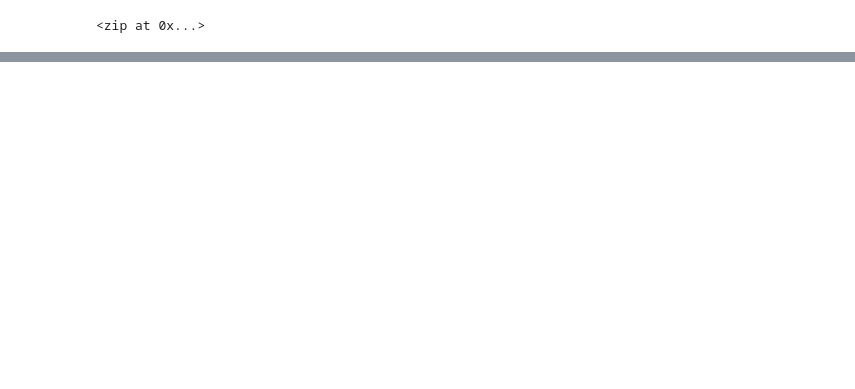
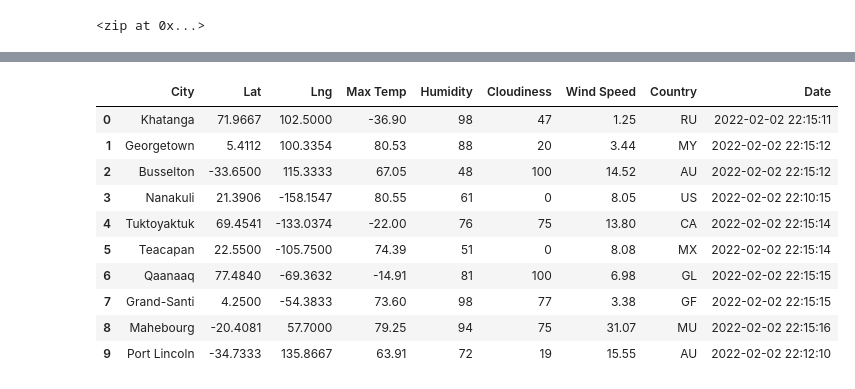
Before and after one commit to haldud/world-weather-analysis, a Jupyter notebook: WeatherPy.ipynb, the cells around one changed output, grey strips where cells are left out. Cells and saved outputs as stored; diff of their text form; code cells hidden in the pictures; blank space fills up the shorter version.

Commit message:
Updated WeatherPy.ipynb and .gitignore

```diff
--- a/WeatherPy.ipynb
+++ b/WeatherPy.ipynb
@@ -33,0 +44,3 @@ len(cities)
+# %%
+# Starting URL for Weather Map API Call.
+url = "https://api.openweathermap.org/data/2.5/weather?units=Imperial&APPID=" + weather_api_key
@@ -33,0 +127,16 @@ len(cities)
+# %%
+# Convert the array of dictionaries to a Pandas DataFrame.
+city_data_df = pd.DataFrame(city_data)
+city_data_df.head(10)
+# %% [output]
+|  | City | Lat | Lng | Max Temp | Humidity | Cloudiness | Wind Speed | Country | Date |
+| 0 | Khatanga | 71.9667 | 102.5000 | -36.90 | 98 | 47 | 1.25 | RU | 2022-02-02 22:15:11 |
+| 1 | Georgetown | 5.4112 | 100.3354 | 80.53 | 88 | 20 | 3.44 | MY | 2022-02-02 22:15:12 |
+| 2 | Busselton | -33.6500 | 115.3333 | 67.05 | 48 | 100 | 14.52 | AU | 2022-02-02 22:15:12 |
+| 3 | Nanakuli | 21.3906 | -158.1547 | 80.55 | 61 | 0 | 8.05 | US | 2022-02-02 22:10:15 |
+| 4 | Tuktoyaktuk | 69.4541 | -133.0374 | -22.00 | 76 | 75 | 13.80 | CA | 2022-02-02 22:15:14 |
+| 5 | Teacapan | 22.5500 | -105.7500 | 74.39 | 51 | 0 | 8.08 | MX | 2022-02-02 22:15:14 |
+| 6 | Qaanaaq | 77.4840 | -69.3632 | -14.91 | 81 | 100 | 6.98 | GL | 2022-02-02 22:15:15 |
+| 7 | Grand-Santi | 4.2500 | -54.3833 | 73.60 | 98 | 77 | 3.38 | GF | 2022-02-02 22:15:15 |
+| 8 | Mahebourg | -20.4081 | 57.7000 | 79.25 | 94 | 75 | 31.07 | MU | 2022-02-02 22:15:16 |
+| 9 | Port Lincoln | -34.7333 | 135.8667 | 63.91 | 72 | 19 | 15.55 | AU | 2022-02-02 22:12:10 |
```
Also changed, not shown: parts of 6 cells of this notebook, 1 other file.
